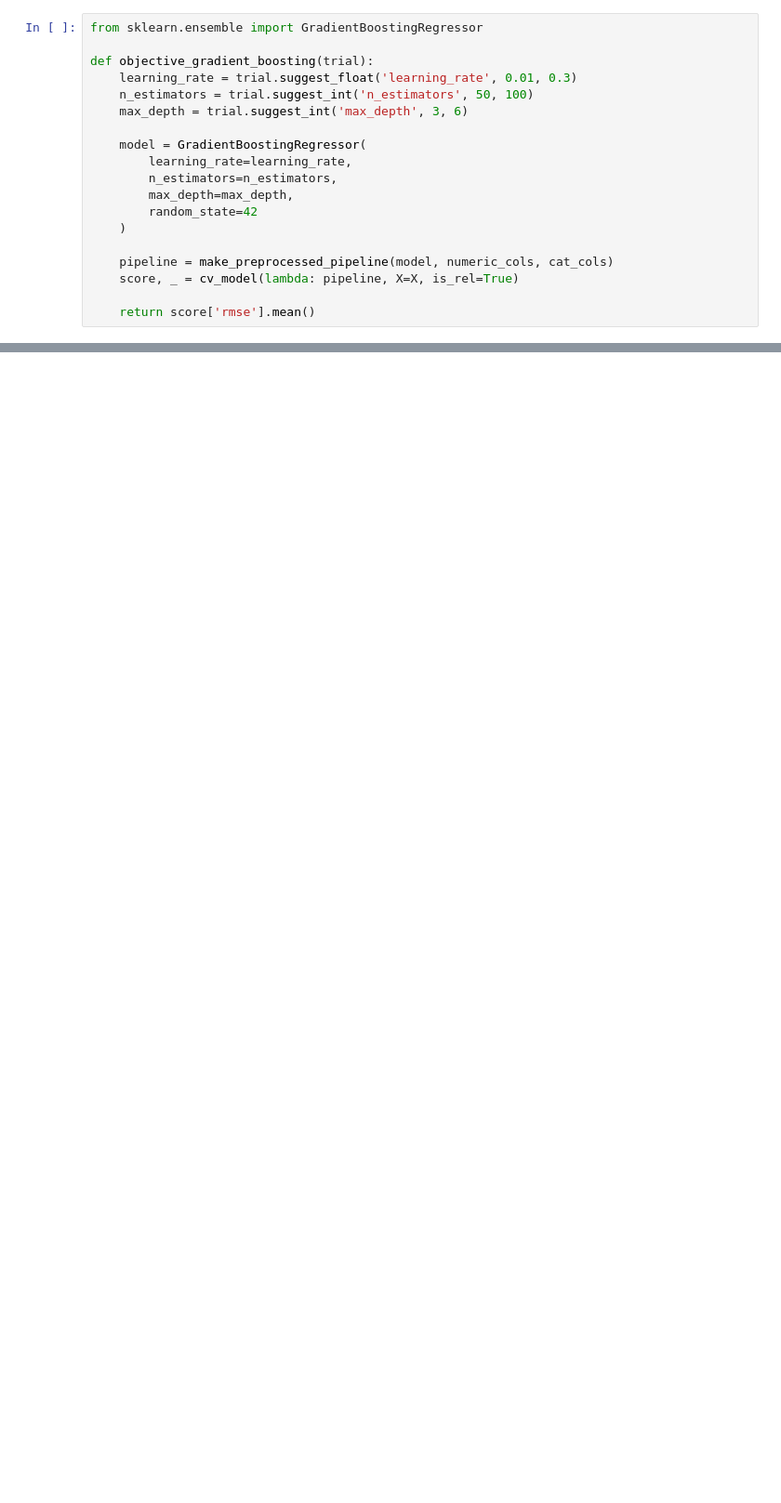
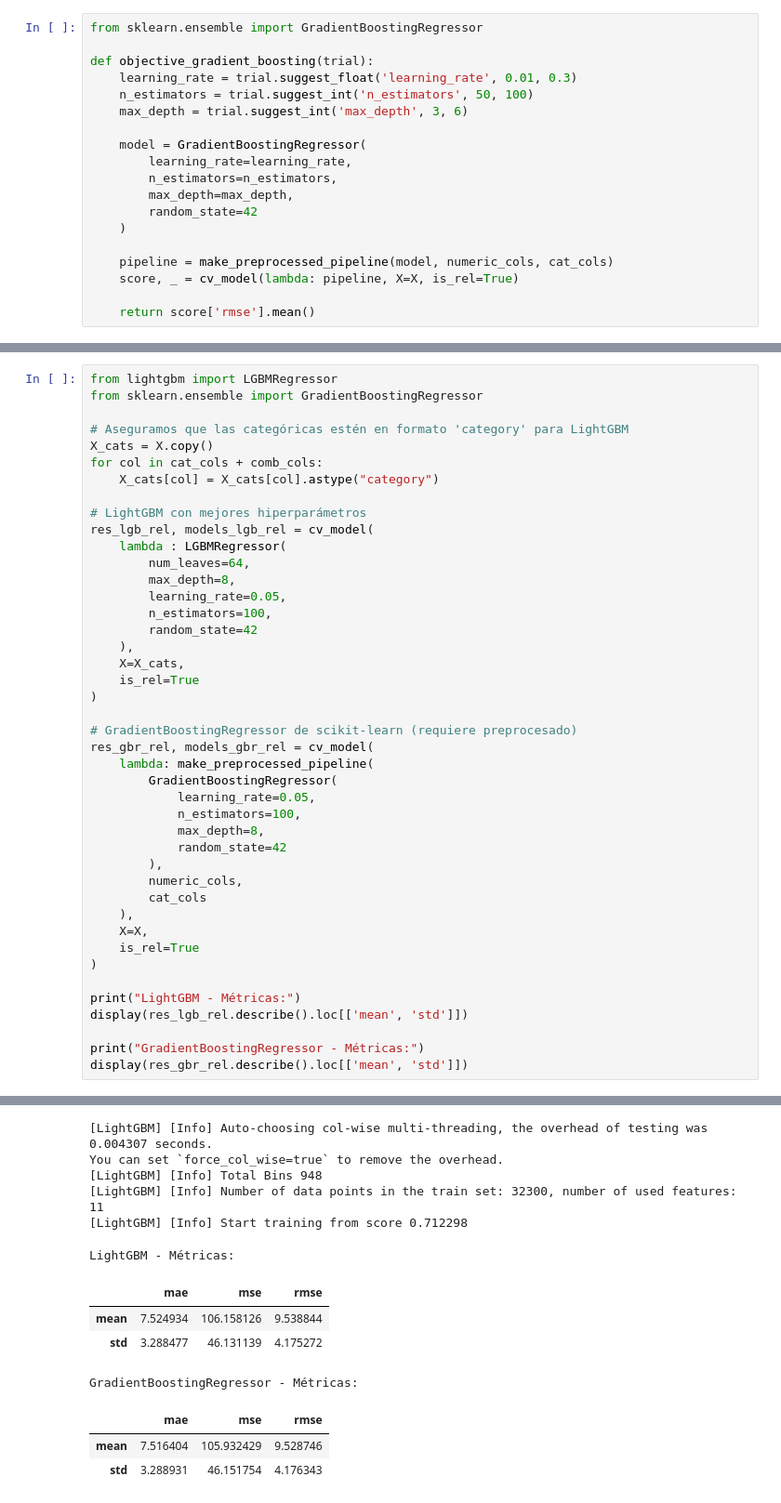
Before and after one commit to Javier-Etcheto/AprMaqI, a Jupyter notebook: 2-Modelling.ipynb, the cells around one changed output, grey strips where cells are left out. Shown at 93% size. Drawn from its saved outputs; the diff is of its cells as text; blank space fills up the shorter version.

Commit message:
add LightGBM and Ridge

```diff
--- a/2-Modelling.ipynb
+++ b/2-Modelling.ipynb
@@ -723,0 +706,44 @@ Mejor valor de la métrica (RMSE): 9.493807943160387
+# %%
+from lightgbm import LGBMRegressor
+from sklearn.ensemble import GradientBoostingRegressor
+
+# Aseguramos que las categóricas estén en formato 'category' para LightGBM
+X_cats = X.copy()
+for col in cat_cols + comb_cols:
+    X_cats[col] = X_cats[col].astype("category")
+
+# LightGBM con mejores hiperparámetros
+res_lgb_rel, models_lgb_rel = cv_model(
+    lambda : LGBMRegressor(
+        num_leaves=64,
+        max_depth=8,
+        learning_rate=0.05,
+        n_estimators=100,
+        random_state=42
+    ),
+    X=X_cats,
+    is_rel=True
+)
+
+# GradientBoostingRegressor de scikit-learn (requiere preprocesado)
+res_gbr_rel, models_gbr_rel = cv_model(
+    lambda: make_preprocessed_pipeline(
+        GradientBoostingRegressor(
+            learning_rate=0.05,
+            n_estimators=100,
+            max_depth=8,
+            random_state=42
+        ),
+        numeric_cols,
+        cat_cols
+    ),
+    X=X,
+    is_rel=True
+)
+
+print("LightGBM - Métricas:")
+display(res_lgb_rel.describe().loc[['mean', 'std']])
+
+print("GradientBoostingRegressor - Métricas:")
+display(res_gbr_rel.describe().loc[['mean', 'std']])
+# %% [output]
@@ -723,0 +774,13 @@ Mejor valor de la métrica (RMSE): 9.493807943160387
+[LightGBM] [Info] Auto-choosing col-wise multi-threading, the overhead of testing was 0.004307 seconds.
+You can set `force_col_wise=true` to remove the overhead.
+[LightGBM] [Info] Total Bins 948
+[LightGBM] [Info] Number of data points in the train set: 32300, number of used features: 11
+[LightGBM] [Info] Start training from score 0.712298
+LightGBM - Métricas:
+|  | mae | mse | rmse |
+| mean | 7.524934 | 106.158126 | 9.538844 |
+| std | 3.288477 | 46.131139 | 4.175272 |
+GradientBoostingRegressor - Métricas:
+|  | mae | mse | rmse |
+| mean | 7.516404 | 105.932429 | 9.528746 |
+| std | 3.288931 | 46.151754 | 4.176343 |
```
Also changed, not shown: parts of 20 cells of this notebook.
